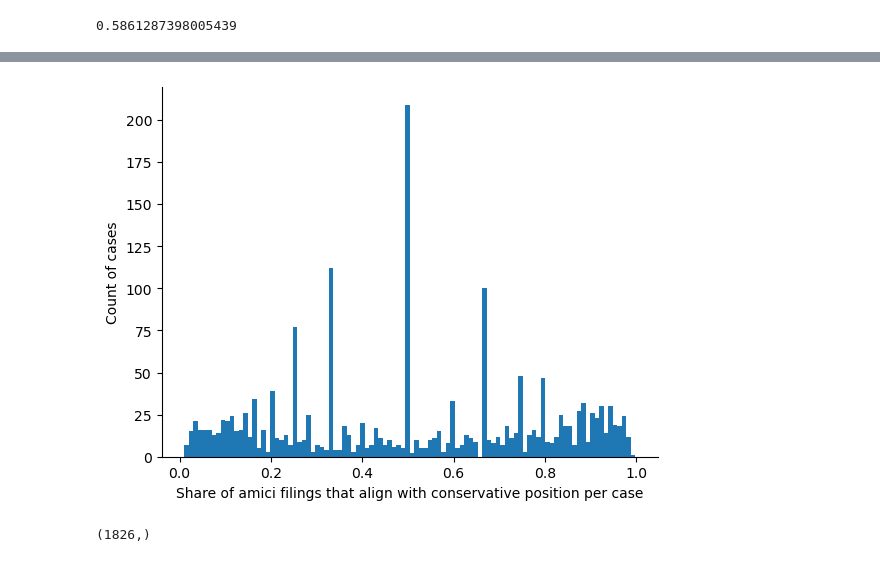
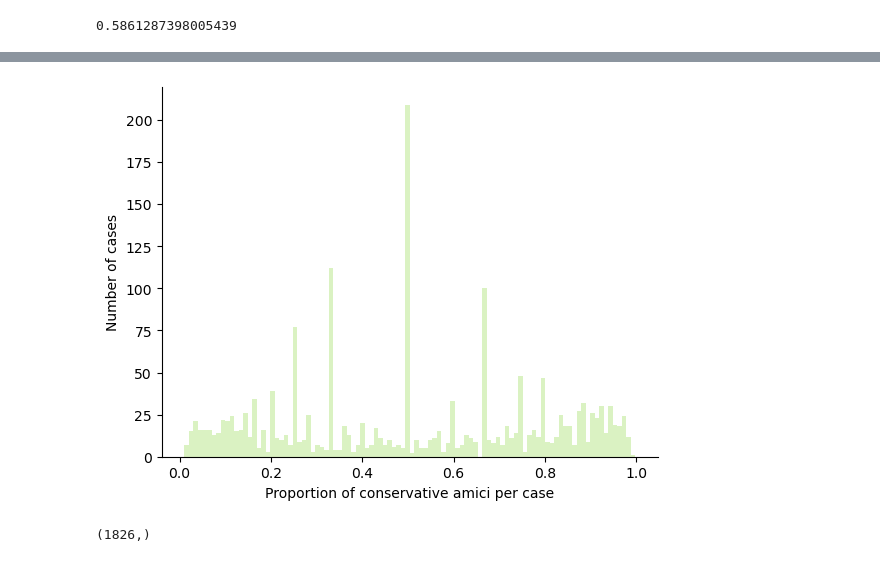
Before and after one commit to rbatra2000/info6850networks, a Jupyter notebook: main.ipynb, the cells around one changed output, grey strips where cells are left out. Cells and saved outputs as stored; diff of their text form; code cells hidden in the pictures.

Commit message:
fixing normalized plots

```diff
--- a/main.ipynb
+++ b/main.ipynb
@@ -904,9 +911,10 @@ df_filt = df_filt.loc[(df_filt['percent_conservative']<1) & (df_filt['percent_co
 # %%
-plt.hist(df_filt["percent_conservative"], bins=100)
-plt.ylabel("Count of cases")
-plt.xlabel("Share of amici filings that align with conservative position per case");
+plt.hist(df_filt["percent_conservative"], bins=100, color=green_fill)
+plt.ylabel("Number of cases")
+plt.xlabel("Proportion of conservative amici per case")
+plt.savefig('./plots/conservative_proportion_filtered.pdf');
 # %% [output]
-[figure, old version]
+[figure, new version]
 # %%
 df_filt['case_name'].index.shape
 # %% [output]
```
Also changed, not shown: parts of 7 cells of this notebook, 17 other files.
